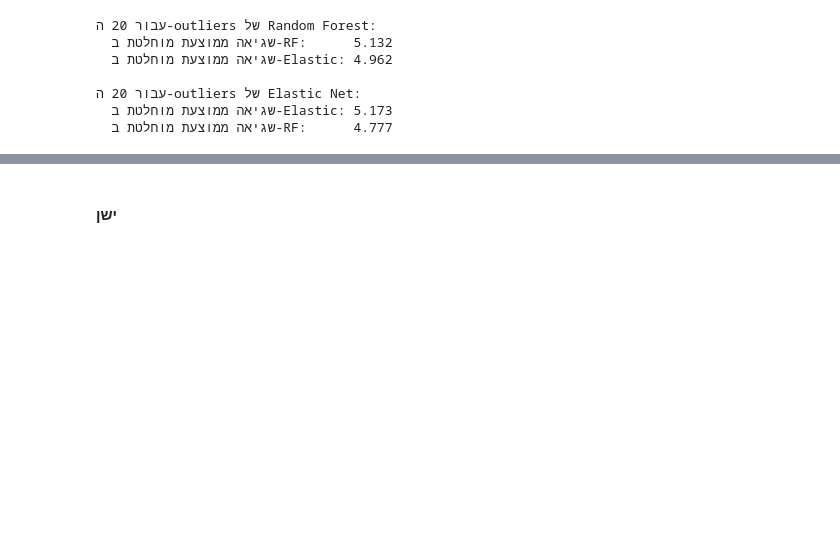
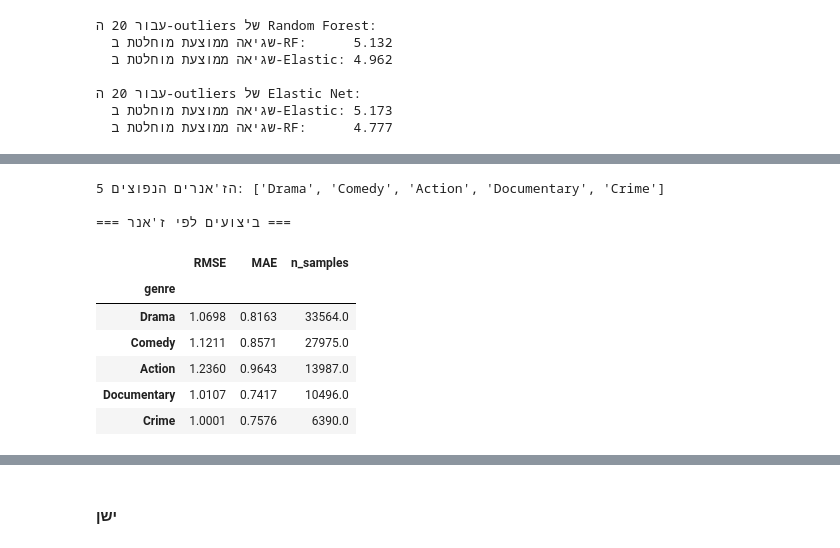
Before and after one commit to MiriamDinay/Movie-Data-Collection-Project2, a Jupyter notebook: קוד נקי.ipynb, the cells around one changed output, grey strips where cells are left out. Cells and saved outputs as stored; diff of their text form; code cells hidden in the pictures; blank space fills up the shorter version.

```diff
--- a/קוד נקי.ipynb
+++ b/קוד נקי.ipynb
@@ -479,0 +495,37 @@ display(outliers_elastic[['primaryTitle', 'startYear', 'genres', 'y_true',
+# %%
+# =====================================================================
+# חתך 1: לפי ז'אנר - 5 הז'אנרים הנפוצים ביותר
+# =====================================================================
+
+# מציאת 5 הז'אנרים הנפוצים מתוך primary_genre
+top_5_genres = results_df['genres'].apply(
+    lambda x: str(x).split(',')[0].strip() if pd.notnull(x) else 'Unknown'
+).value_counts().head(5).index.tolist()
+
+print(f"5 הז'אנרים הנפוצים: {top_5_genres}")
+
+# חישוב מדדים עבור כל ז'אנר
+genre_results = []
+for genre in top_5_genres:
+    mask = results_df['genres'].apply(
+        lambda x: str(x).split(',')[0].strip() == genre if pd.notnull(x) else False
+    )
+    group = results_df[mask]
+    metrics = compute_metrics(group)
+    metrics['genre'] = genre
+    genre_results.append(metrics)
+
+genre_df = pd.DataFrame(genre_results).set_index('genre')
+print("\n=== ביצועים לפי ז'אנר ===")
+display(genre_df.round(4))
+# %% [output]
+5 הז'אנרים הנפוצים: ['Drama', 'Comedy', 'Action', 'Documentary', 'Crime']
+
+=== ביצועים לפי ז'אנר ===
+|  | RMSE | MAE | n_samples |
+| genre |  |  |  |
+| Drama | 1.0698 | 0.8163 | 33564.0 |
+| Comedy | 1.1211 | 0.8571 | 27975.0 |
+| Action | 1.2360 | 0.9643 | 13987.0 |
+| Documentary | 1.0107 | 0.7417 | 10496.0 |
+| Crime | 1.0001 | 0.7576 | 6390.0 |
```
Also changed, not shown: parts of 5 cells of this notebook.
